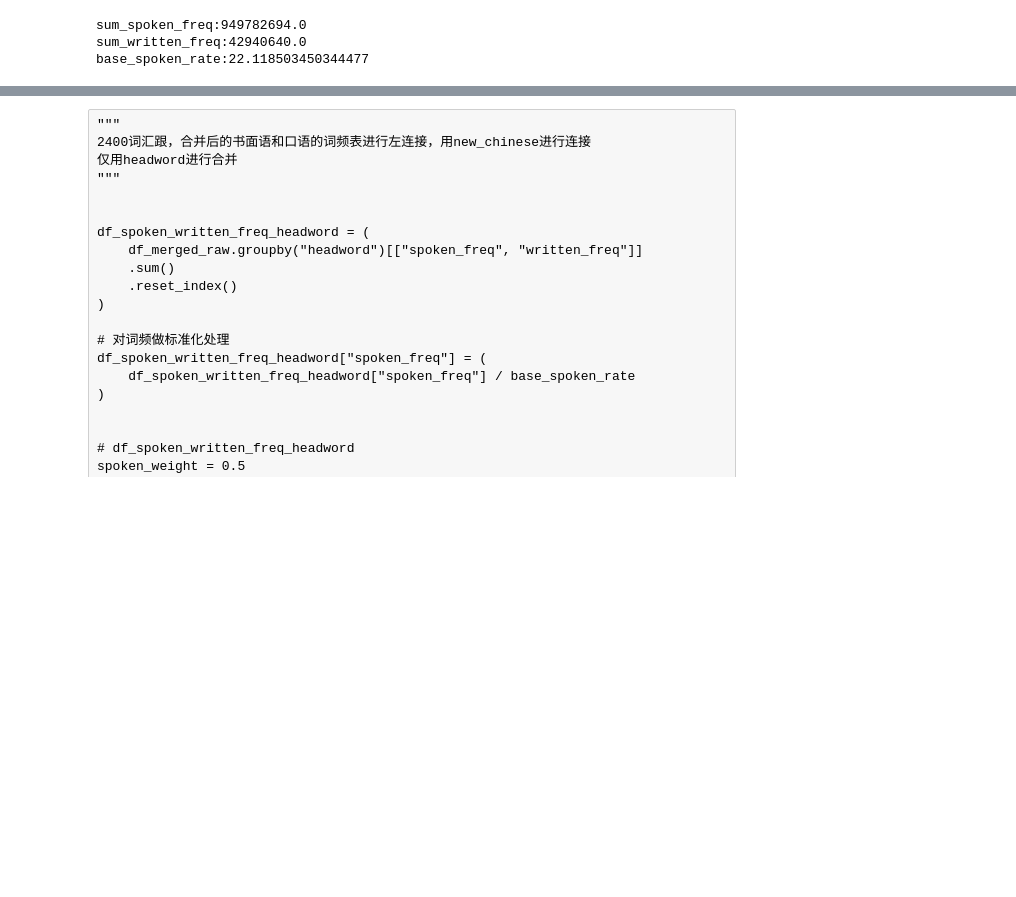
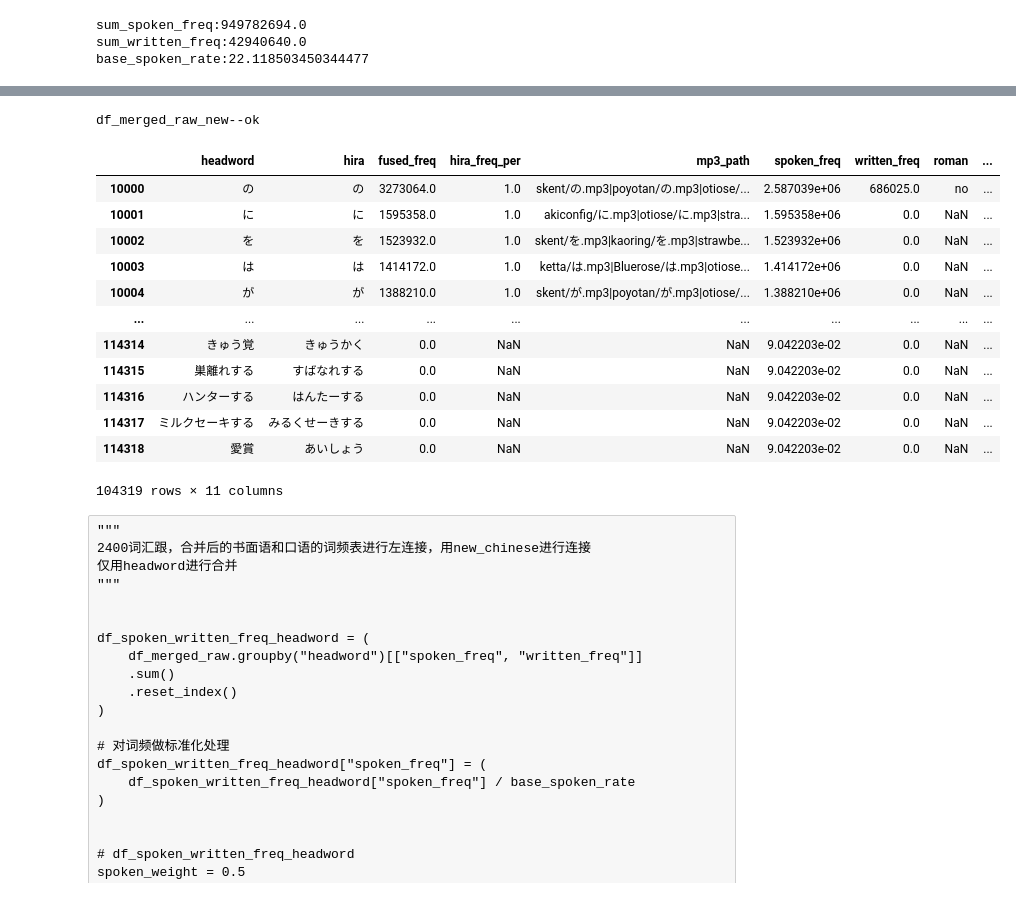
Before and after one commit to hopensic/python-notebooks, a Jupyter notebook: ja_dict_merge.ipynb, the cells around one changed output, grey strips where cells are left out. Drawn from its saved outputs; the diff is of its cells as text; code cells hidden in the pictures; blank space fills up the shorter version.

```diff
--- a/ja_dict_merge.ipynb
+++ b/ja_dict_merge.ipynb
@@ -196,3 +191,23 @@ p(f"base_spoken_rate:{base_spoken_rate}")
 sum_spoken_freq:949782694.0
 sum_written_freq:42940640.0
 base_spoken_rate:22.118503450344477
+# %%
+# 关联mp3发音文件
+df_ff_4 = pd.read_csv(
+    "D:/04.japandict/Forvo/ff-4.csv",
+    encoding="utf-8-sig",
+    on_bad_lines="skip",
+    engine="python",
+)
+df_ff_4.dropna(subset=["headword_voice", "mp3_path"], inplace=True)
+
+df_ff_4["headword_voice"] = df_ff_4["headword_voice"].apply(jaconv.kata2hira)
+
+df_ff_5 = (
+    df_ff_4.groupby("headword_voice")
+    .agg({"mp3_path": lambda x: "|".join(x[x != ""])})  # 字符串拼接  # 求平均值
+    .reset_index()
+)
+
+to_csv_sig(df_ff_5, "d:/tmp/df_ff_5.csv")
+l("ok")
@@ -199,3 +256,49 @@ base_spoken_rate:22.118503450344477
+# %%
+df_merged_raw.reset_index(inplace=True)
+df_merged_raw_new = pd.merge(
+    df_merged_raw,
+    df_ff_5,
+    left_on="headword",
+    right_on="headword_voice",
+    how="left",
+)
+order = [
+    "headword",
+    "hira",
+    "fused_freq",
+    "hira_freq_per",
+    "mp3_path",
+    "spoken_freq",
+    "written_freq",
+    "roman",
+    "headword_voice",
+    "cnt_headword",
+    "cnt_headword_hira",
+]
+
+df_merged_raw_new = df_merged_raw_new[order]
+df_merged_raw_new.sort_values(by="fused_freq", ascending=False, inplace=True)
+# 创建从10000开始的新索引
+start_index = 10000
+df_merged_raw_new.index = range(start_index, start_index + len(df_merged_raw_new))
+to_csv_sig(df_merged_raw_new, w_raw_merged_freq_sumed_csv, True)
+p("df_merged_raw_new--ok")
+df_merged_raw_new
+# %% [output]
+df_merged_raw_new--ok
+|  | headword | hira | fused_freq | hira_freq_per | mp3_path | spoken_freq | written_freq | roman | ... |
+| 10000 | の | の | 3273064.0 | 1.0 | skent/の.mp3|poyotan/の.mp3|otiose/... | 2.587039e+06 | 686025.0 | no | ... |
+| 10001 | に | に | 1595358.0 | 1.0 | akiconfig/に.mp3|otiose/に.mp3|stra... | 1.595358e+06 | 0.0 | NaN | ... |
+| 10002 | を | を | 1523932.0 | 1.0 | skent/を.mp3|kaoring/を.mp3|strawbe... | 1.523932e+06 | 0.0 | NaN | ... |
+| 10003 | は | は | 1414172.0 | 1.0 | ketta/は.mp3|Bluerose/は.mp3|otiose... | 1.414172e+06 | 0.0 | NaN | ... |
+| 10004 | が | が | 1388210.0 | 1.0 | skent/が.mp3|poyotan/が.mp3|otiose/... | 1.388210e+06 | 0.0 | NaN | ... |
+| ... | ... | ... | ... | ... | ... | ... | ... | ... | ... |
+| 114314 | きゅう覚 | きゅうかく | 0.0 | NaN | NaN | 9.042203e-02 | 0.0 | NaN | ... |
+| 114315 | 巣離れする | すばなれする | 0.0 | NaN | NaN | 9.042203e-02 | 0.0 | NaN | ... |
+| 114316 | ハンターする | はんたーする | 0.0 | NaN | NaN | 9.042203e-02 | 0.0 | NaN | ... |
+| 114317 | ミルクセーキする | みるくせーきする | 0.0 | NaN | NaN | 9.042203e-02 | 0.0 | NaN | ... |
+| 114318 | 愛賞 | あいしょう | 0.0 | NaN | NaN | 9.042203e-02 | 0.0 | NaN | ... |
+104319 rows × 11 columns
 # %% [raw]
 """
 2400词汇跟，合并后的书面语和口语的词频表进行左连接，用new_chinese进行连接
```
Also changed, not shown: parts of 11 cells of this notebook, 2 other files.
